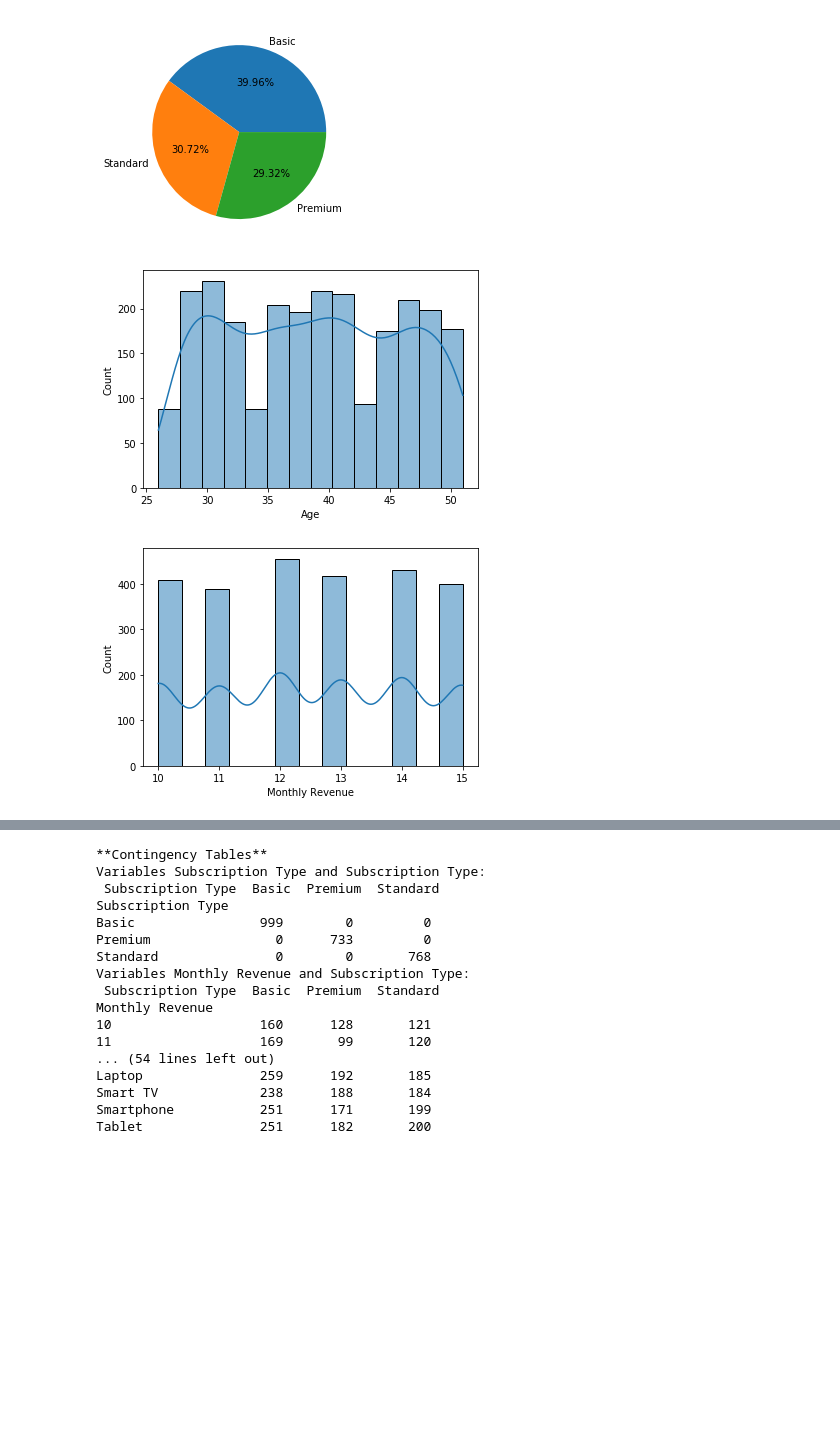
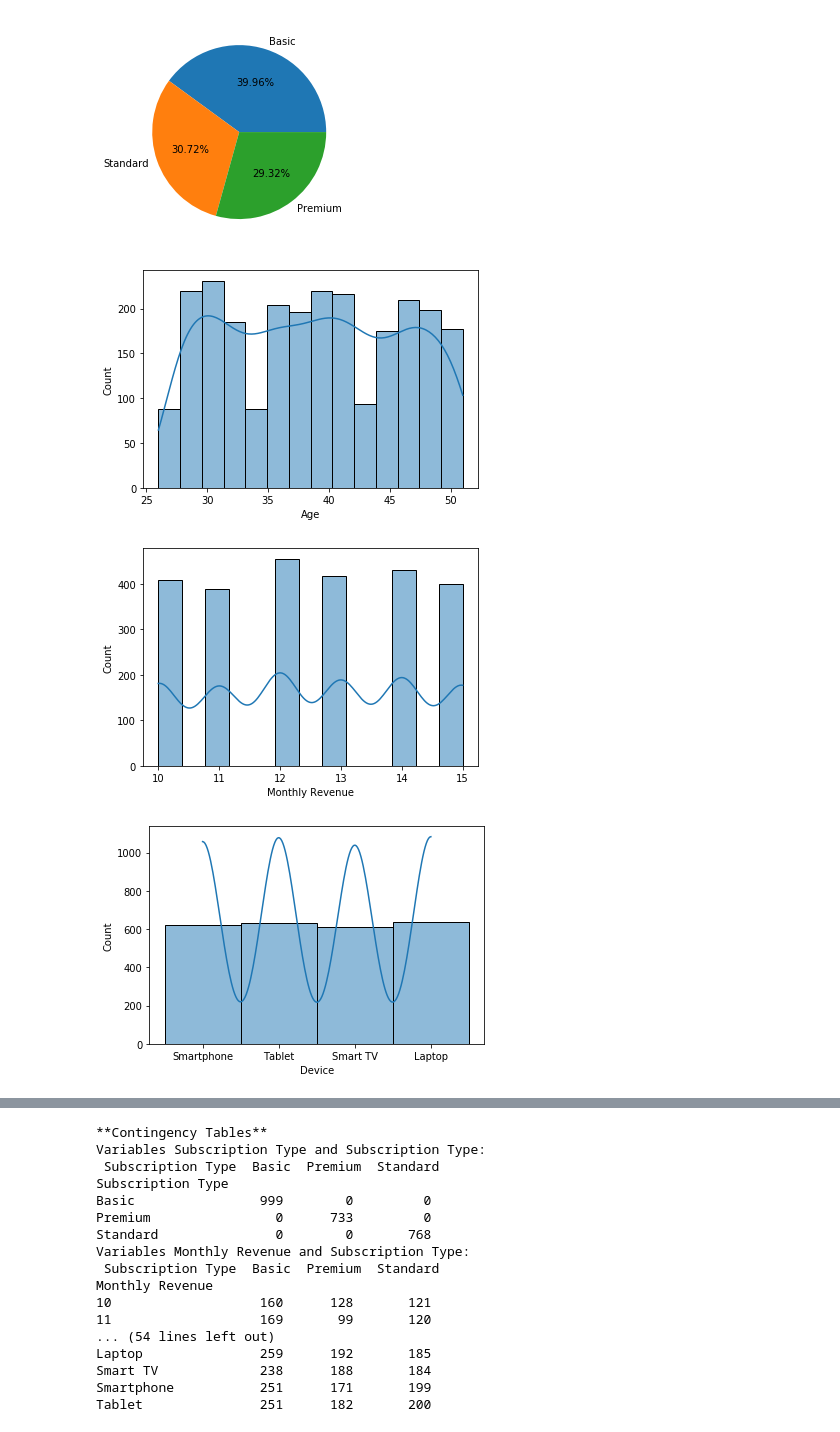
Before and after one commit to gsmith1098/Chapter3, a Jupyter notebook: Project1.ipynb, the cells around one changed output, grey strips where cells are left out. Saved outputs shown, nothing was run; the diff lists cells and outputs as text; code cells hidden in the pictures; blank space fills up the shorter version.

```diff
--- a/Project1.ipynb
+++ b/Project1.ipynb
@@ -334,16 +383,17 @@ figftable.pie(ftable.to_list(), labels=ftable.index.to_list(),
 # %%
 # Plot distributions with different shapes
 
 # Alternative implementation
 
 import pandas as pd
 import matplotlib.pyplot as plt
 import seaborn as sns
 
 dmammo = pd.read_csv('NetflixUserbase.csv')
-var = ['Age','Monthly Revenue']
+var = ['Age','Monthly Revenue','Device']
 for i in var:
     sns.histplot(dmammo,x=i,bins='auto', kde = 2); plt.show()
 # %% [output]
 [figure]
 [figure]
+[figure, added]
```
Also changed, not shown: parts of 12 cells of this notebook.
